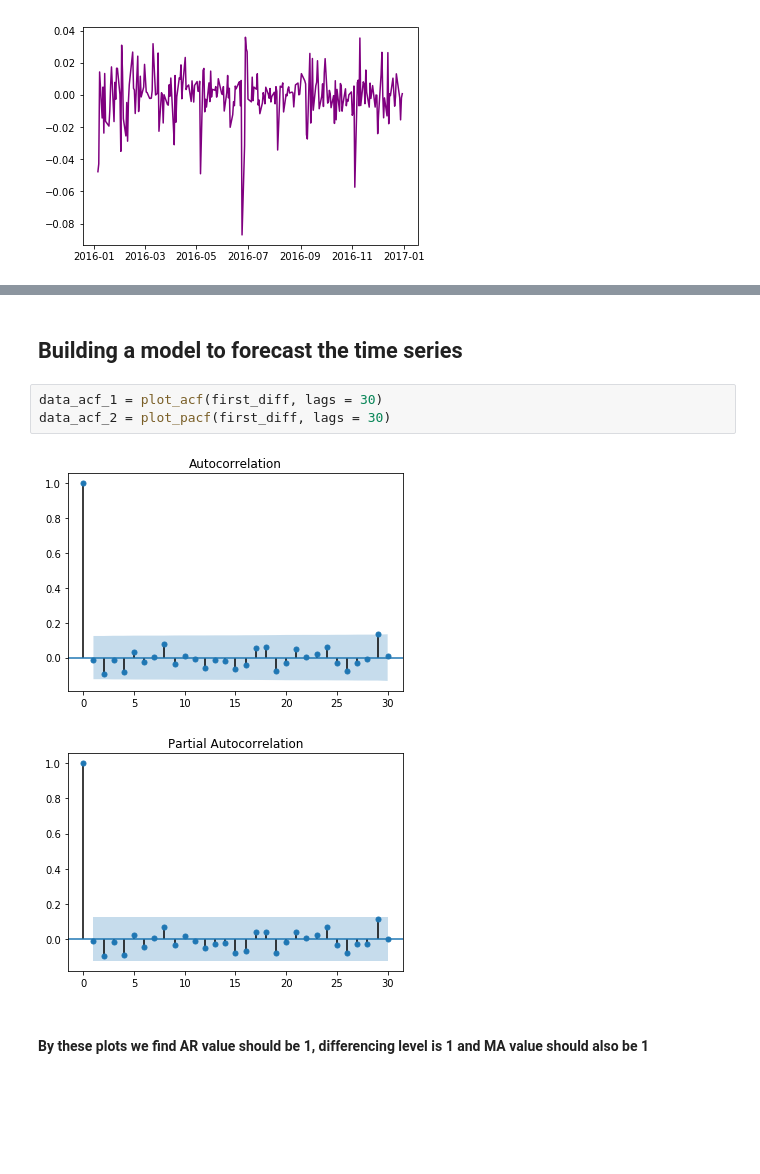
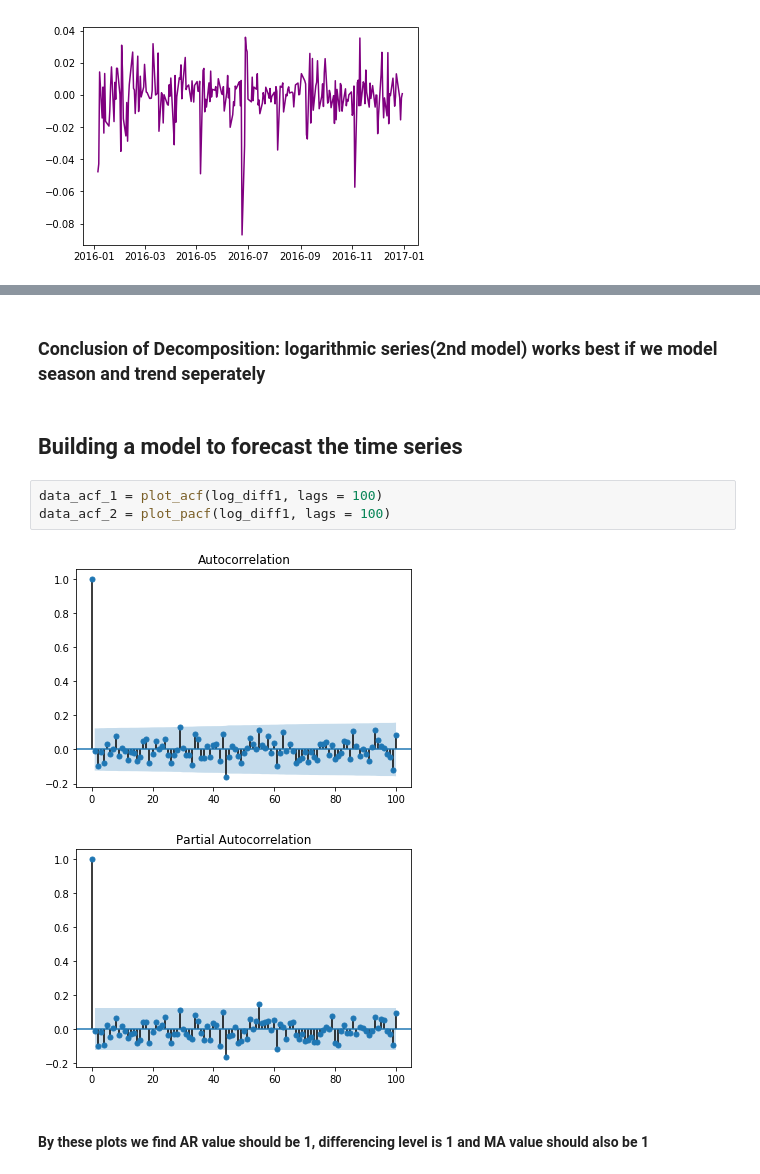
Before and after one commit to garg-sparsh/Stock-Price-Prediction, a Jupyter notebook: Time_Series_Forecasting_for_stock.ipynb, the cells around one changed output, grey strips where cells are left out. Cells and saved outputs as stored; diff of their text form; blank space fills up the shorter version.

```diff
--- a/Time_Series_Forecasting_for_stock.ipynb
+++ b/Time_Series_Forecasting_for_stock.ipynb
@@ -243,11 +294,13 @@ Critical Values:
+# %% [markdown]
+### Conclusion of Decomposition: logarithmic series(2nd model) works best if we model season and trend seperately
 # %% [markdown]
 ## Building a model to forecast the time series
 # %%
-data_acf_1 = plot_acf(first_diff, lags = 30)
-data_acf_2 = plot_pacf(first_diff, lags = 30)
+data_acf_1 = plot_acf(log_diff1, lags = 100)
+data_acf_2 = plot_pacf(log_diff1, lags = 100)
 # %% [output]
-[figure, old version]
+[figure, new version]
-[figure, old version]
+[figure, new version]
 # %% [markdown]
 #### By these plots we find AR value should be 1, differencing level is 1 and MA value should also be 1
 # %% [markdown]
```
Also changed, not shown: parts of 14 cells of this notebook.
